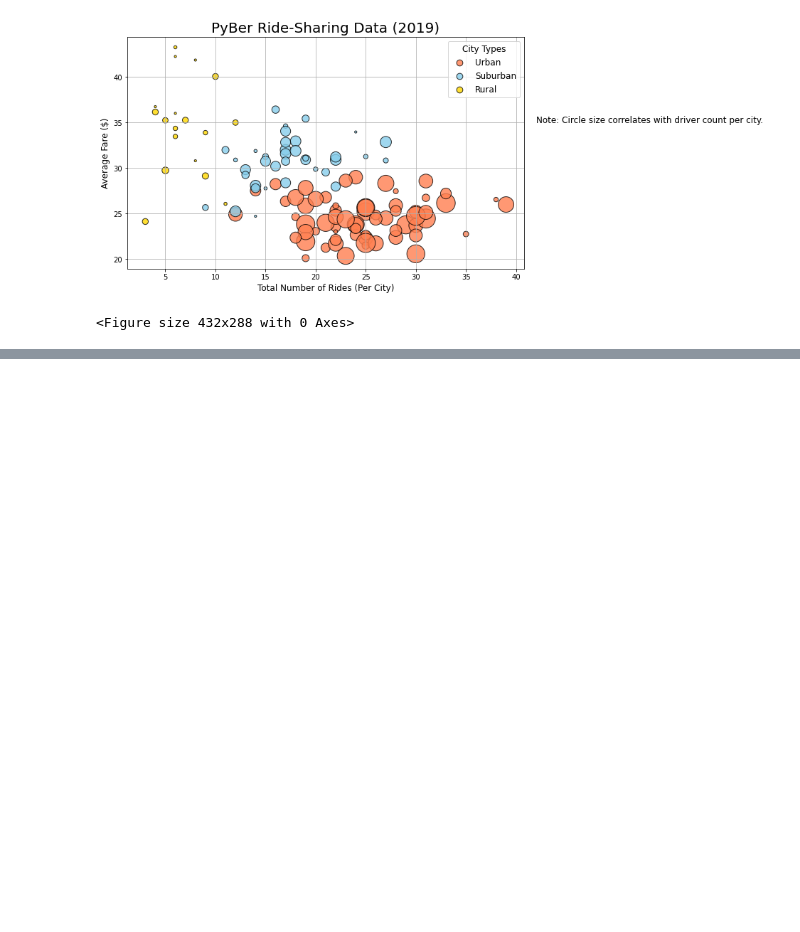
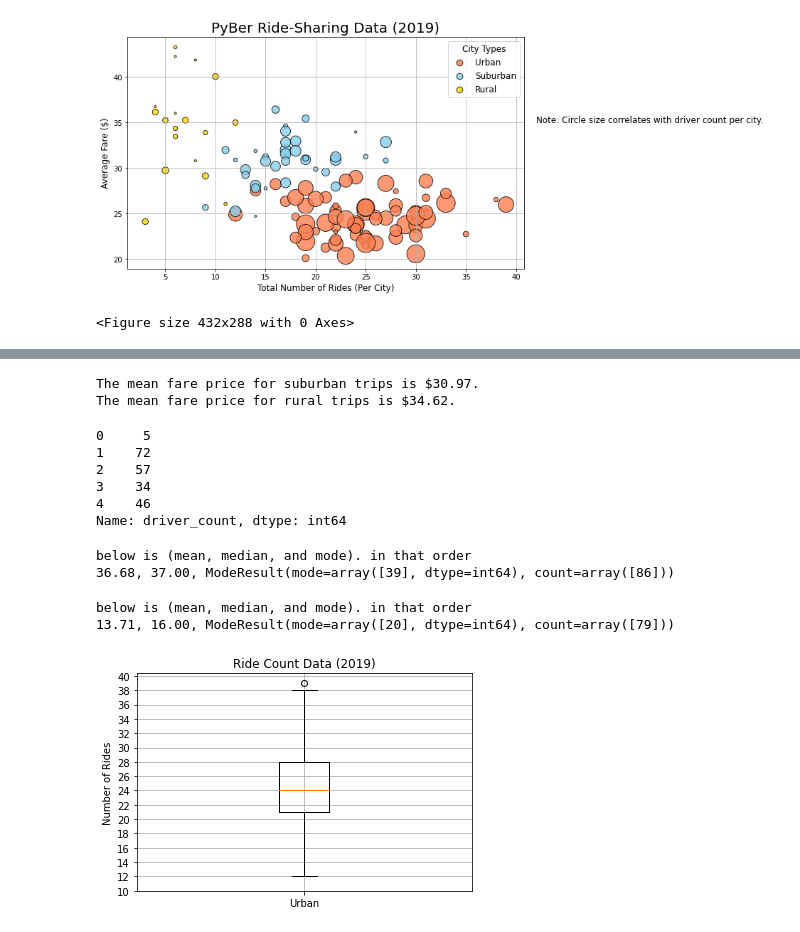
Before and after one commit to emjchou/PyBer_Analysis, a Jupyter notebook: PyBer.ipynb, the cells around one changed output, grey strips where cells are left out. Drawn from its saved outputs; the diff is of its cells as text; code cells hidden in the pictures; blank space fills up the shorter version.

```diff
--- a/PyBer.ipynb
+++ b/PyBer.ipynb
@@ -224,0 +384,52 @@ plt.savefig("analysis/Fig1.png")
+# %%
+# calculate the mean for other city types
+suburban_fares=suburban_cities_df["fare"]
+rural_fares=rural_cities_df["fare"]
+
+mean_suburban_fares=np.mean(suburban_fares)
+print(f"The mean fare price for suburban trips is ${mean_suburban_fares:.2f}.")
+
+# calculate the measures of central tendency for the average fare for the urban cities
+mean_rural_fares=np.mean(rural_fares)
+print(f"The mean fare price for rural trips is ${mean_rural_fares:.2f}.")
+# %% [output]
+The mean fare price for suburban trips is $30.97.
+The mean fare price for rural trips is $34.62.
+# %%
+#get the driver count data from the urban cities
+urban_drivers=urban_cities_df["driver_count"]
+urban_drivers.head()
+# %% [output]
+0     5
+1    72
+2    57
+3    34
+4    46
+Name: driver_count, dtype: int64
+# %%
+#calculate the measures of central tendency for driver count for urban cities using numpy7 and scipy modules
+print("below is (mean, median, and mode). in that order")
+mean_urban_drivers=np.mean(urban_drivers)
+median_urban_drivers=np.median(urban_drivers)
+mode_urban_drivers=sts.mode(urban_drivers)
+
+print(f"{mean_urban_drivers:.2f}, {median_urban_drivers:.2f}, {mode_urban_drivers}")
+# %% [output]
+below is (mean, median, and mode). in that order
+36.68, 37.00, ModeResult(mode=array([39], dtype=int64), count=array([86]))
+# %%
+#calculate the measures of central tendency for driver count for suburban cities using numpy7 and scipy modules
+
+suburban_drivers=suburban_cities_df["driver_count"]
+#suburban_drivers.head()
+
+
+print("below is (mean, median, and mode). in that order")
+mean_suburban_drivers=np.mean(suburban_drivers)
+median_suburban_drivers=np.median(suburban_drivers)
+mode_suburban_drivers=sts.mode(suburban_drivers)
+
+print(f"{mean_suburban_drivers:.2f}, {median_suburban_drivers:.2f}, {mode_suburban_drivers}")
+# %% [output]
+below is (mean, median, and mode). in that order
+13.71, 16.00, ModeResult(mode=array([20], dtype=int64), count=array([79]))
@@ -224,0 +438,20 @@ plt.savefig("analysis/Fig1.png")
+# %%
+# create a box and whisker plot for the urban cities ride count
+
+#create the x label for later
+x_labels=["Urban"]
+
+#create the figure and axes
+fig, ax = plt.subplots()
+
+#assign a boxplot of the urban_ride_count to the axis, and assign the x_labels to the labels
+ax.boxplot(urban_ride_count, labels=x_labels)
+
+#add the title, y-axis label and grid
+ax.set_title("Ride Count Data (2019)")
+ax.set_ylabel("Number of Rides")
+ax.set_yticks(np.arange(10, 41, step=2.0))
+ax.grid()
+plt.show()
+# %% [output]
+[figure, added]
```
Also changed, not shown: parts of 28 cells of this notebook, 1 other file.
